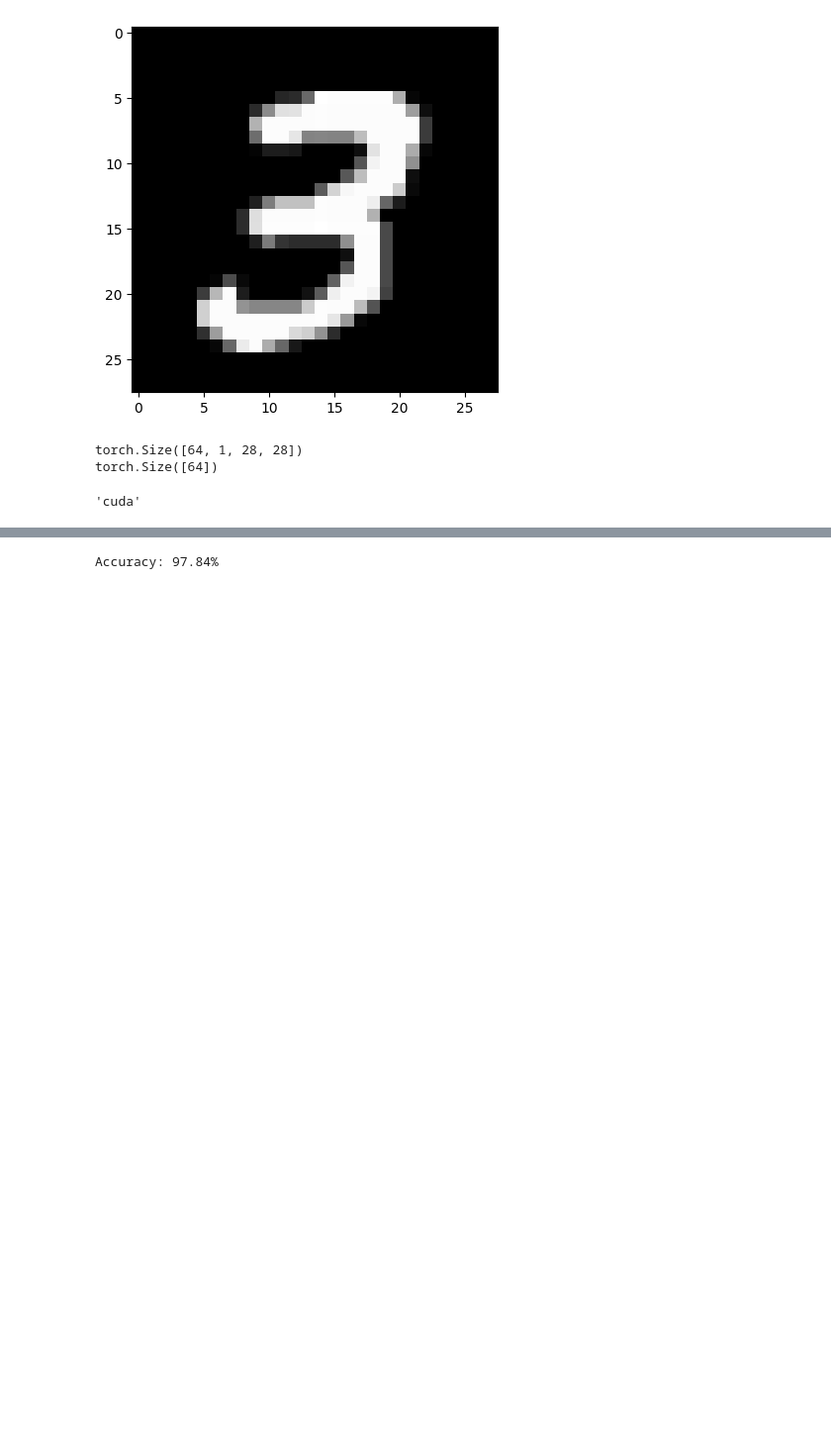
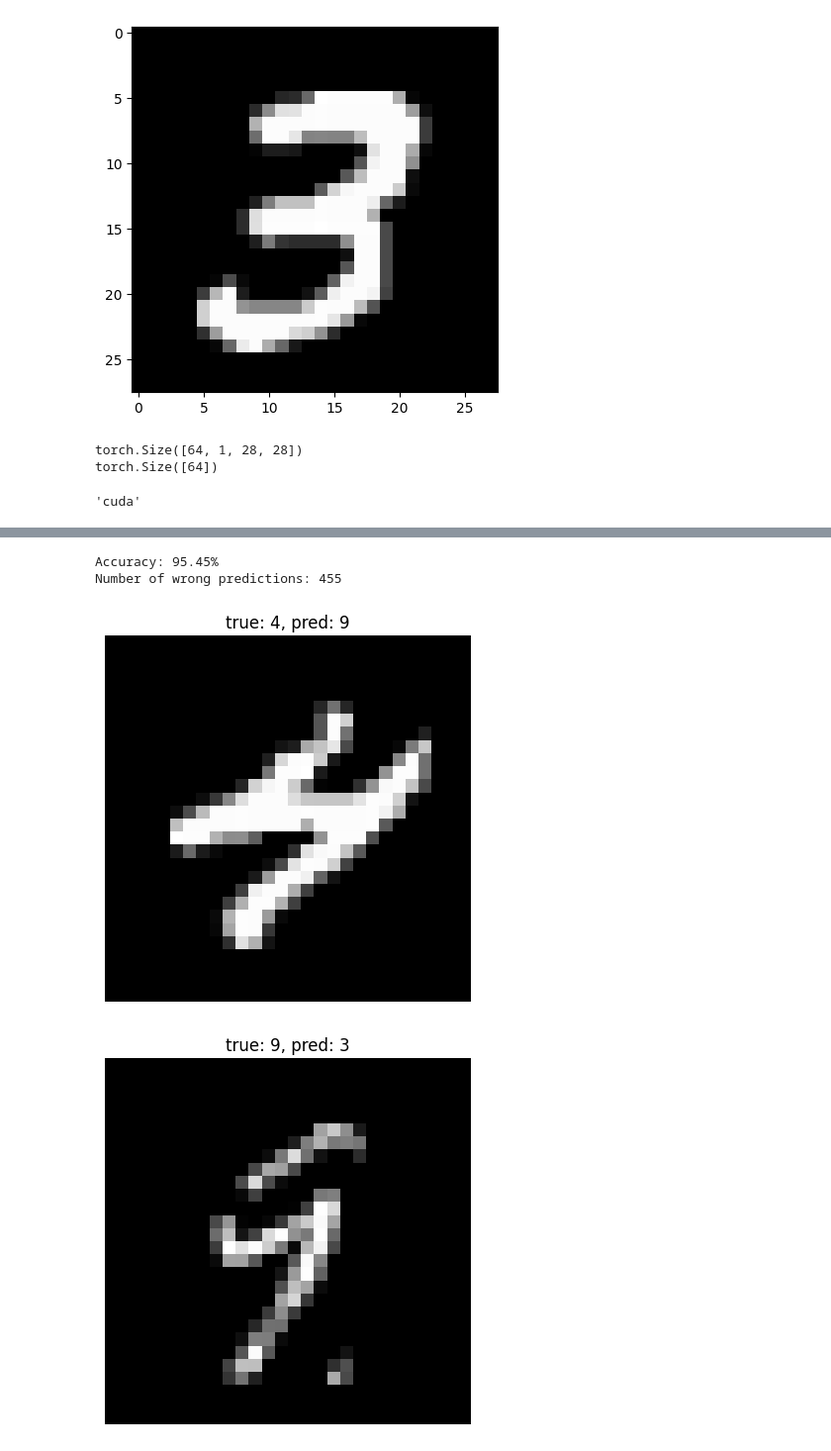
Before and after one commit to M-Durga-Prasath/Machine-learning, a Jupyter notebook: week2/day3/mnsit.ipynb, the cells around one changed output, grey strips where cells are left out. Shown at 99% size. Cells and saved outputs as stored; diff of their text form; code cells hidden in the pictures; blank space fills up the shorter version.

Commit message:
made changes to view the wrong findings and corrected the datset on which the model was test=ted

```diff
--- a/week2/day3/mnsit.ipynb
+++ b/week2/day3/mnsit.ipynb
@@ -94,10 +94,10 @@ Epoch 10, Loss: 102.3513
 test_dataset = torchvision.datasets.MNIST(
     root="data", train=False, download=True, transform=transform
 )
-test_loader = torch.utils.data.DataLoader(data, batch_size=64, shuffle=True)
+test_loader = torch.utils.data.DataLoader(test_dataset, batch_size=64, shuffle=True)
 # %%
 model.eval()
-
+wrong = []
 correct = 0
 total = 0
 
@@ -110,21 +110,33 @@ with torch.no_grad():
 
         outputs = model(images)
 
-        _, predicted = torch.max(
-            outputs,
-            1
-        )
+        _, predicted = torch.max(outputs, 1)
 
         total += labels.size(0)
 
-        correct += (
-            predicted == labels
-        ).sum().item()
+        correct += (predicted == labels).sum().item()
+
+        mismatch = predicted != labels
+
+        for img, true_label, pred_label in zip(
+            images[mismatch], labels[mismatch], predicted[mismatch]
+        ):
+            wrong.append((img.cpu(), true_label.item(), pred_label.item()))
 
 accuracy = 100 * correct / total
 
-print(
-    f"Accuracy: {accuracy:.2f}%"
-)
+print(f"Accuracy: {accuracy:.2f}%")
+print("Number of wrong predictions:", len(wrong))
 # %% [output]
-Accuracy: 97.84%
+Accuracy: 95.45%
+Number of wrong predictions: 455
+# %%
+for i, (img, true_label, pred_label) in enumerate(wrong[:5]):
+    plt.figure()
+    plt.imshow(img.squeeze(), cmap="gray")
+    plt.title(f"true: {true_label}, pred: {pred_label}")
+    plt.axis("off")
+    plt.show()
+# %% [output]
+[figure, added]
+[figure, added]
```
Also changed, not shown: parts of 2 cells of this notebook.
